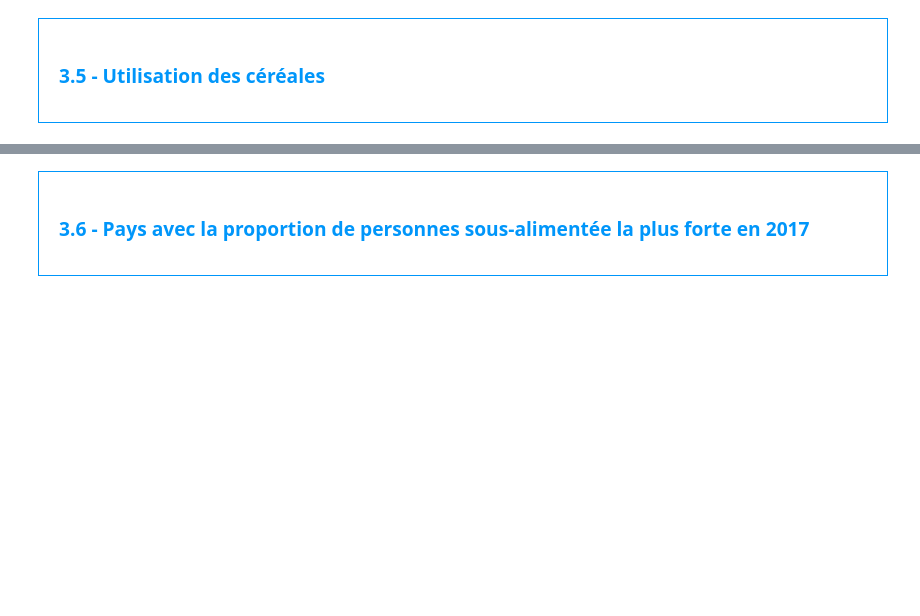
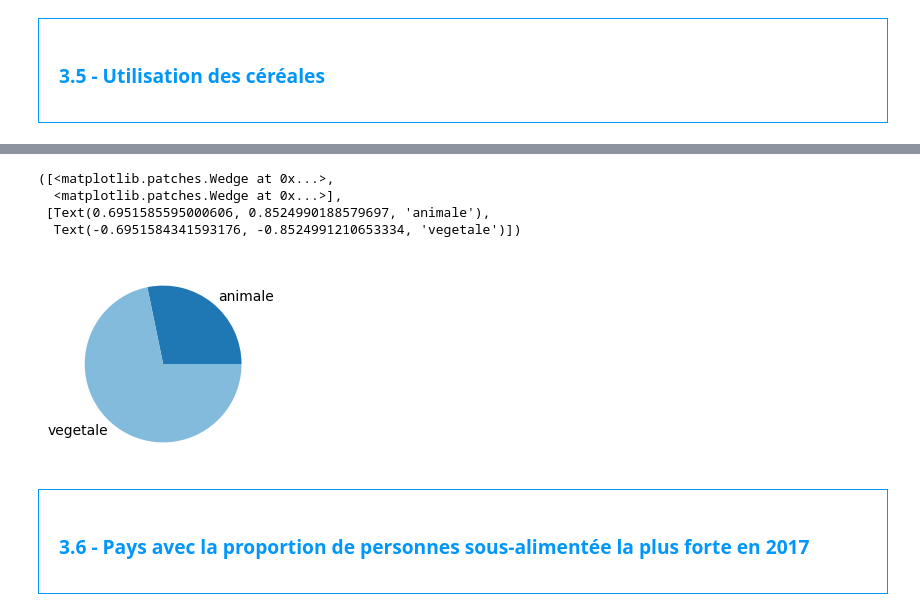
Before and after one commit to ArnaudDescamps/Data-and-AI, a Jupyter notebook: Template+Julien+(1).ipynb, the cells around one changed output, grey strips where cells are left out. Saved outputs shown, nothing was run; the diff lists cells and outputs as text; code cells hidden in the pictures; blank space fills up the shorter version.

```diff
--- a/Template+Julien+(1).ipynb
+++ b/Template+Julien+(1).ipynb
@@ -460,2 +663,16 @@ Proportion de personnes en sous-nutrition
 # %%
 #Affichage de la proportion d'alimentation animale
+
+#Proportion d'alimentation animale en général
+display(dispo_alimentaire.groupby("Origine")["Disponibilité alimentaire en quantité (kg/personne/an)"].sum())
+
+totalDaAnimale = dispo_alimentaire.loc[dispo_alimentaire["Origine"] == "animale"]["Disponibilité alimentaire (Kcal/personne/jour)"].sum()
+totalDa = dispo_alimentaire["Disponibilité alimentaire (Kcal/personne/jour)"].sum()
+print("Proportion d'alimentation animale en général")
+print(f"{totalDaAnimale/totalDa :.1%}")
+
+OriginePieLabels = dispo_alimentaire.groupby("Origine", as_index=False)["Disponibilité alimentaire en quantité (kg/personne/an)"].sum()["Origine"]
+display(OriginePieLabels)
+
+OriginePieSizes = dispo_alimentaire.groupby("Origine", as_index=False)["Disponibilité alimentaire en quantité (kg/personne/an)"].sum()["Disponibilité alimentaire en quantité (kg/personne/an)"]
+display(OriginePieSizes)
@@ -462,5 +692,17 @@ Proportion de personnes en sous-nutrition
 # %%
 #Affichage de la proportion d'alimentation animale
+import matplotlib.pyplot as plt
+
+plt.style.use('_mpl-gallery-nogrid')
+
+fig, ax = plt.subplots()
+ax.pie(OriginePieSizes, labels=OriginePieLabels)
+# %% [output]
+([<matplotlib.patches.Wedge at 0x...>,
+  <matplotlib.patches.Wedge at 0x...>],
+ [Text(0.6951585595000606, 0.8524990188579697, 'animale'),
+  Text(-0.6951584341593176, -0.8524991210653334, 'vegetale')])
+[figure, added]
 # %% [markdown]
 <div style="border: 1px solid RGB(0,150,250);" >
 <h3 style="margin: auto; padding: 20px; color: RGB(0,150,250); ">3.6 - Pays avec la proportion de personnes sous-alimentée la plus forte en 2017</h3>
```
Also changed, not shown: parts of 27 cells of this notebook, 9 other files.
